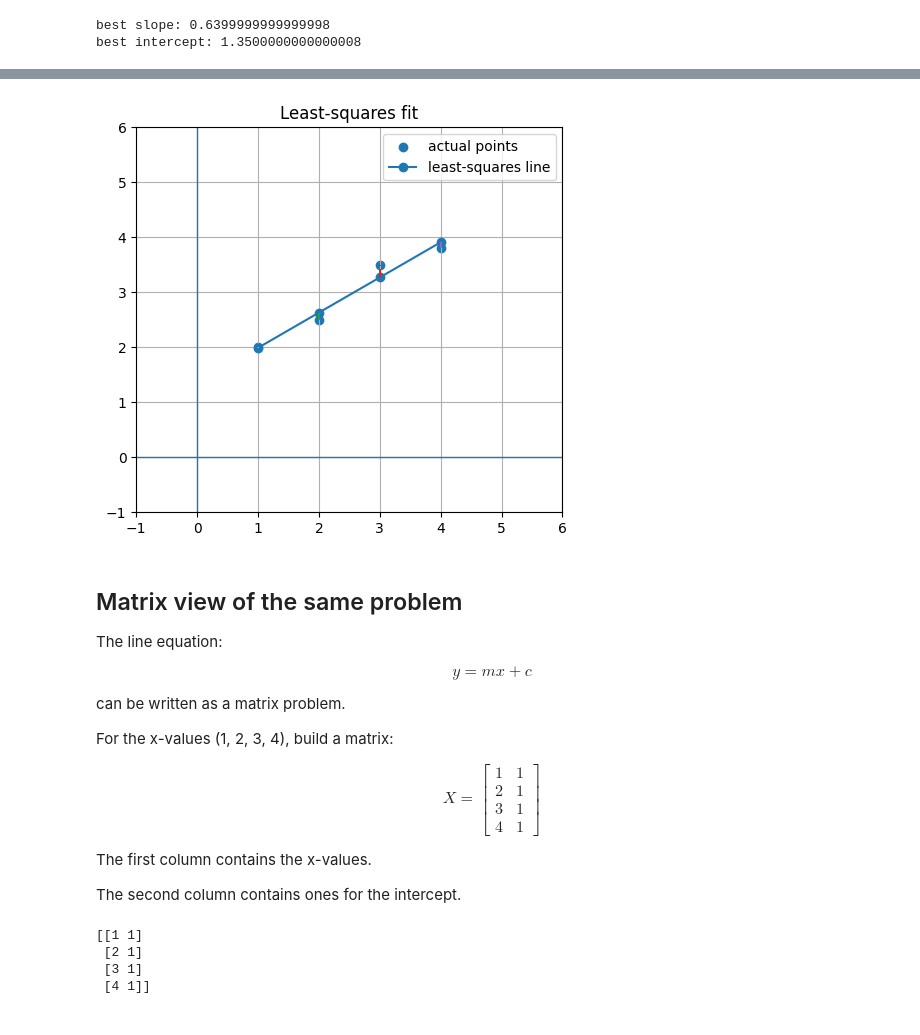
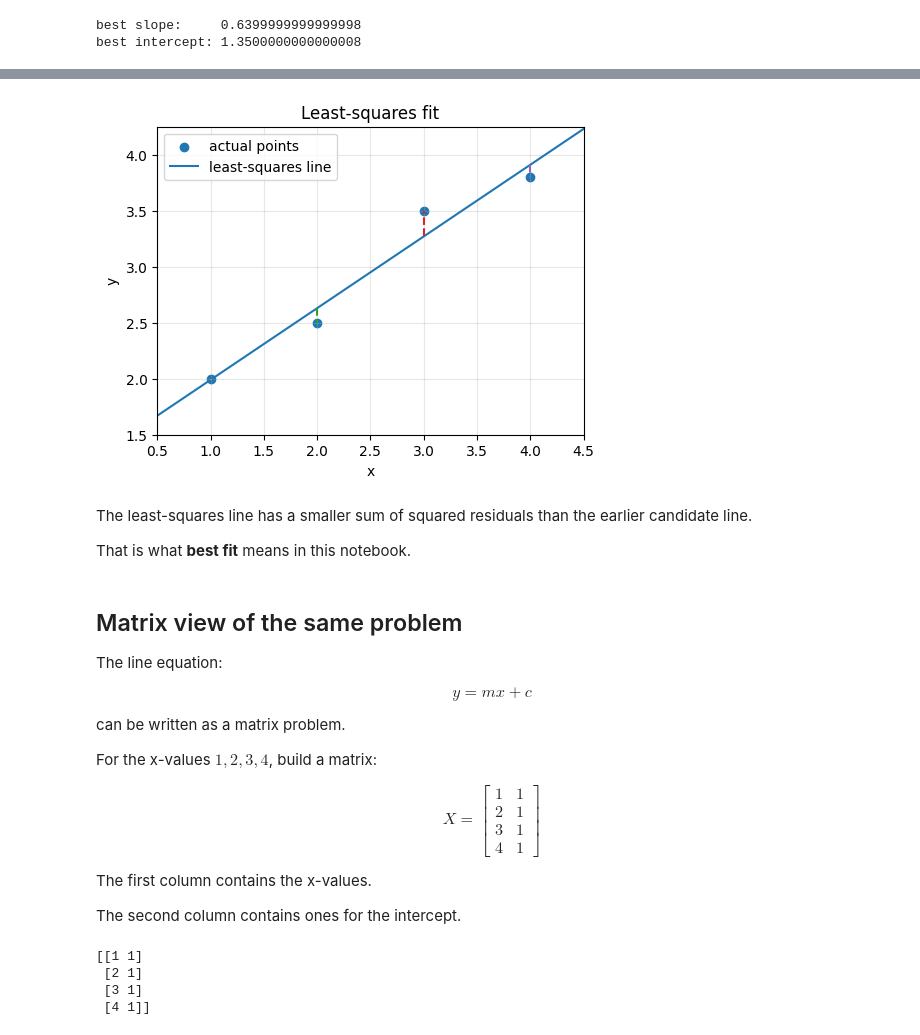
Before and after one commit to AnthonyPWatts/imperial-ai-coursework, a Jupyter notebook: maths-refresh/06-intro-to-least-squares.ipynb, the cells around one changed output, grey strips where cells are left out. Cells and saved outputs as stored; diff of their text form; code cells hidden in the pictures.

```diff
--- a/maths-refresh/06-intro-to-least-squares.ipynb
+++ b/maths-refresh/06-intro-to-least-squares.ipynb
@@ -68,9 +76,9 @@ For a given \(m\) and \(c\), we can predict a y-value for every x-value.
 # %%
-m = 0.7
-c = 1.2
+first_m = 0.7
+first_c = 1.2
 
-predicted_y = m * x + c
+first_predicted_y = predict_line(x, first_m, first_c)
 
-print("actual y:", y)
-print("predicted y:", predicted_y)
+print("actual y:   ", y)
+print("predicted y:", first_predicted_y)
 # %% [output]
@@ -78,11 +86,11 @@ actual y: [2.  2.5 3.5 3.8]
 predicted y: [1.9 2.6 3.3 4. ]
 # %%
-fig, ax = setup_plot()
+line_x = np.linspace(0.5, 4.5, 100)
+line_y = predict_line(line_x, first_m, first_c)
 
+fig, ax = setup_plot("One possible line")
 ax.scatter(x, y, label="actual points")
-ax.plot(x, predicted_y, marker="o", label="predicted line")
-
+ax.plot(line_x, line_y, label="candidate line")
 ax.legend()
-ax.set_title("One possible line")
 plt.show()
 # %% [output]
@@ -104,15 +114,13 @@ print("residuals:", residuals)
 # %% [output]
 residuals: [ 0.1 -0.1  0.2 -0.2]
 # %%
-fig, ax = setup_plot()
+fig, ax = setup_plot("Residuals as vertical errors")
+ax.scatter(x, y, label="actual points")
+ax.plot(line_x, line_y, label="candidate line")
 
-ax.scatter(x, y, label="actual points")
-ax.plot(x, predicted_y, marker="o", label="predicted line")
-
-for xi, actual, predicted in zip(x, y, predicted_y):
-    ax.plot([xi, xi], [predicted, actual], linestyle="--")
+for xi, actual, predicted in zip(x, y, first_predicted_y):
+    ax.plot([xi, xi], [predicted, actual], linestyle="--", linewidth=1.5)
 
 ax.legend()
-ax.set_title("Residuals as vertical errors")
 plt.show()
 # %% [output]
@@ -158,11 +170,12 @@ best slope: 0.6399999999999998
 best intercept: 1.3500000000000008
 # %%
-best_predicted_y = best_m * x + best_c
+best_predicted_y = predict_line(x, best_m, best_c)
 best_residuals = y - best_predicted_y
-best_ssr = np.sum(best_residuals ** 2)
+best_ssr = sum_squared_errors(y, best_predicted_y)
 
 print("best predicted y:", best_predicted_y)
-print("best residuals:", best_residuals)
+print("best residuals:  ", best_residuals)
 print("best sum of squared residuals:", best_ssr)
+print("candidate line sum of squared residuals:", first_ssr)
 # %% [output]
 best predicted y: [1.99 2.63 3.27 3.91]
@@ -171,17 +185,21 @@ best sum of squared residuals: 0.08199999999999993
 # %%
-fig, ax = setup_plot()
+best_line_y = predict_line(line_x, best_m, best_c)
 
+fig, ax = setup_plot("Least-squares fit")
 ax.scatter(x, y, label="actual points")
-ax.plot(x, best_predicted_y, marker="o", label="least-squares line")
+ax.plot(line_x, best_line_y, label="least-squares line")
 
 for xi, actual, predicted in zip(x, y, best_predicted_y):
-    ax.plot([xi, xi], [predicted, actual], linestyle="--")
+    ax.plot([xi, xi], [predicted, actual], linestyle="--", linewidth=1.5)
 
 ax.legend()
-ax.set_title("Least-squares fit")
 plt.show()
 # %% [output]
-[figure, old version]
+[figure, new version]
+# %% [markdown]
+The least-squares line has a smaller sum of squared residuals than the earlier candidate line.
+
+That is what **best fit** means in this notebook.
 # %% [markdown]
 ## Matrix view of the same problem
 
@@ -193,7 +211,7 @@ $$
 
 can be written as a matrix problem.
 
-For the x-values \(1, 2, 3, 4\), build a matrix:
+For the x-values $1, 2, 3, 4$, build a matrix:
 
 $$
 X =
```
Also changed, not shown: parts of 24 cells of this notebook, 9 other files.
